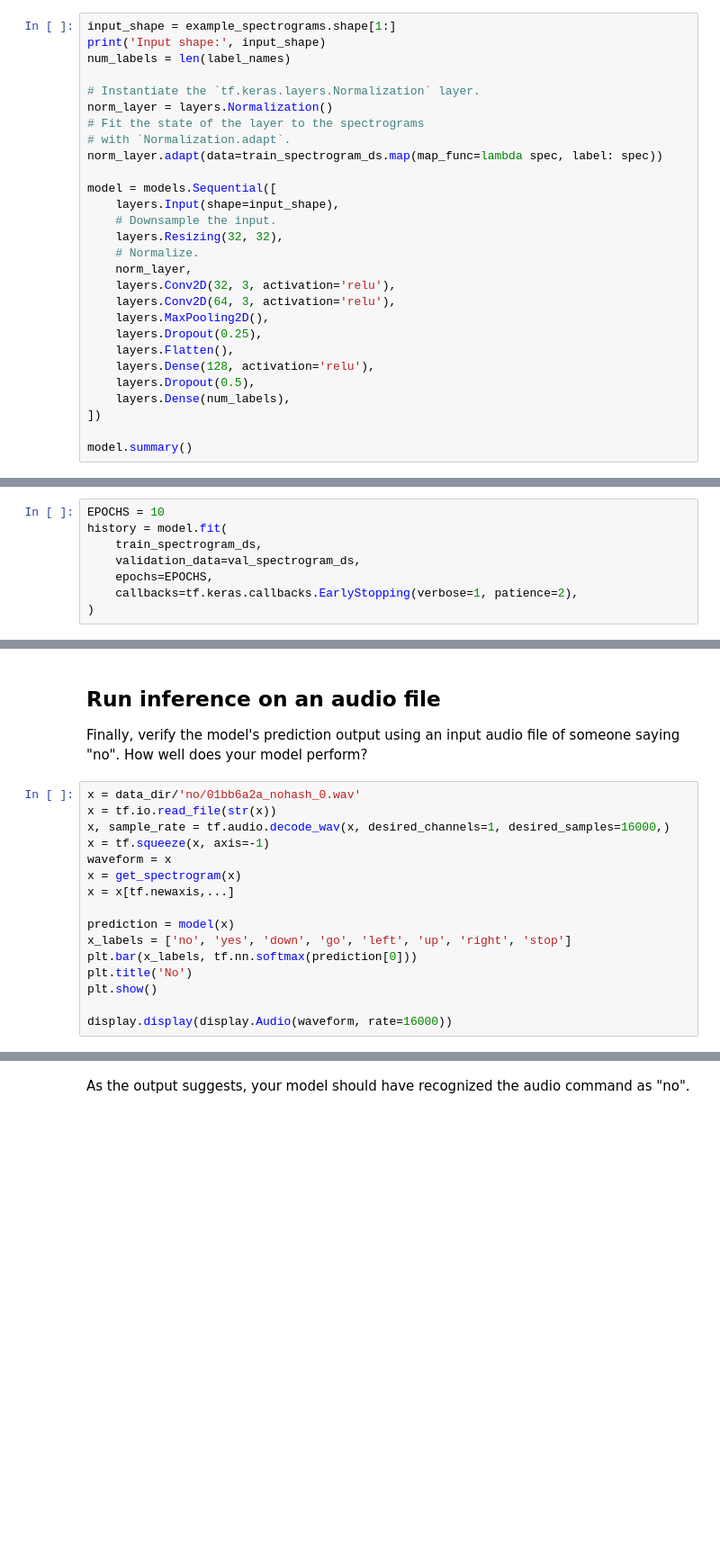
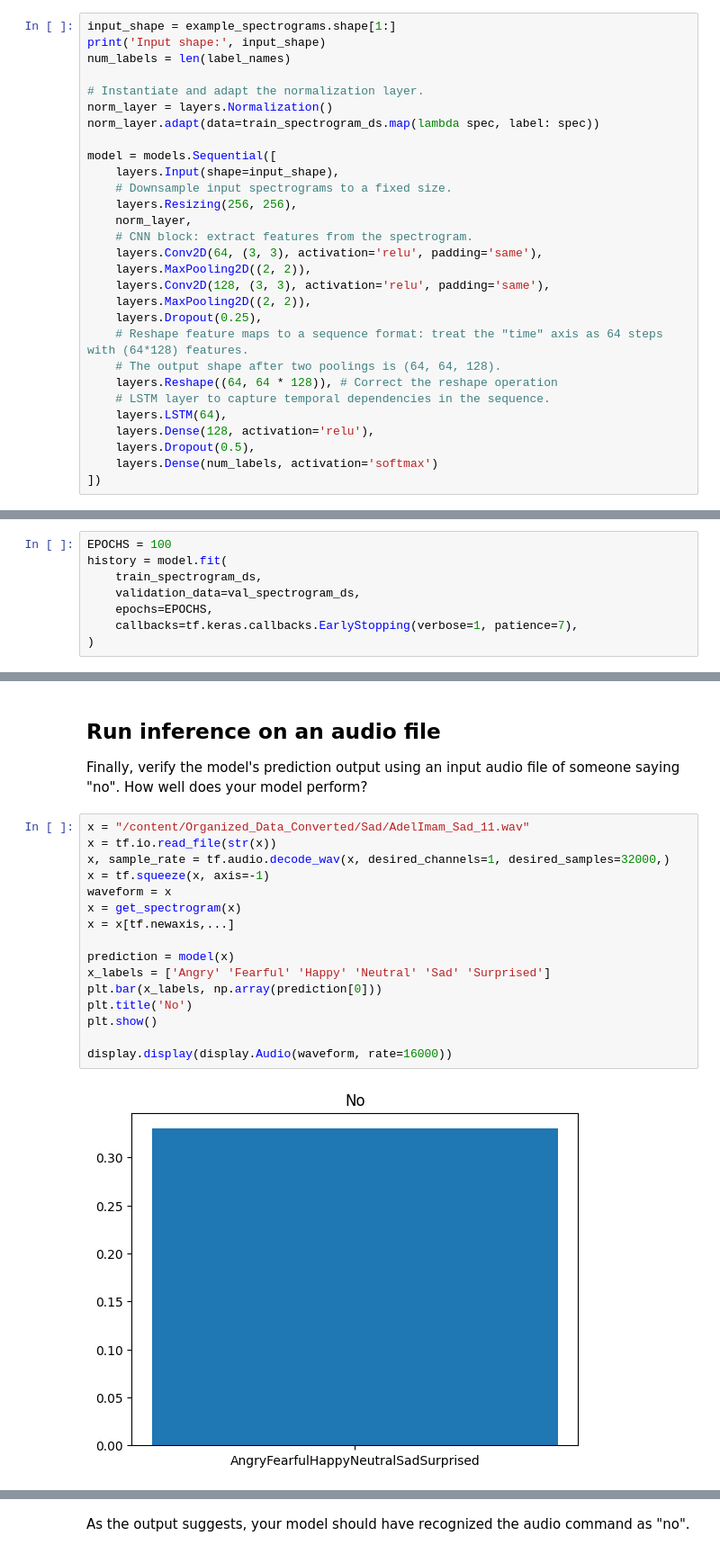
Before and after one commit to HossamFakher1/AI-Sessions, a Jupyter notebook: site/en/tutorials/audio/simple_audio.ipynb, the cells around one changed output, grey strips where cells are left out. Shown at 90% size. Drawn from its saved outputs; the diff is of its cells as text; blank space fills up the shorter version.

```diff
--- a/site/en/tutorials/audio/simple_audio.ipynb
+++ b/site/en/tutorials/audio/simple_audio.ipynb
@@ -194,29 +266,30 @@ input_shape = example_spectrograms.shape[1:]
 print('Input shape:', input_shape)
 num_labels = len(label_names)
 
-# Instantiate the `tf.keras.layers.Normalization` layer.
+# Instantiate and adapt the normalization layer.
 norm_layer = layers.Normalization()
-# Fit the state of the layer to the spectrograms
-# with `Normalization.adapt`.
-norm_layer.adapt(data=train_spectrogram_ds.map(map_func=lambda spec, label: spec))
+norm_layer.adapt(data=train_spectrogram_ds.map(lambda spec, label: spec))
 
 model = models.Sequential([
     layers.Input(shape=input_shape),
-    # Downsample the input.
-    layers.Resizing(32, 32),
-    # Normalize.
+    # Downsample input spectrograms to a fixed size.
+    layers.Resizing(256, 256),
     norm_layer,
-    layers.Conv2D(32, 3, activation='relu'),
-    layers.Conv2D(64, 3, activation='relu'),
-    layers.MaxPooling2D(),
+    # CNN block: extract features from the spectrogram.
+    layers.Conv2D(64, (3, 3), activation='relu', padding='same'),
+    layers.MaxPooling2D((2, 2)),
+    layers.Conv2D(128, (3, 3), activation='relu', padding='same'),
+    layers.MaxPooling2D((2, 2)),
     layers.Dropout(0.25),
-    layers.Flatten(),
+    # Reshape feature maps to a sequence format: treat the "time" axis as 64 steps with (64*128) features.
+    # The output shape after two poolings is (64, 64, 128).
+    layers.Reshape((64, 64 * 128)), # Correct the reshape operation
+    # LSTM layer to capture temporal dependencies in the sequence.
+    layers.LSTM(64),
     layers.Dense(128, activation='relu'),
     layers.Dropout(0.5),
-    layers.Dense(num_labels),
+    layers.Dense(num_labels, activation='softmax')
 ])
-
-model.summary()
 # %% [markdown]
 Configure the Keras model with the Adam optimizer and the cross-entropy loss:
 # %%
@@ -228,10 +301,10 @@ model.compile(
 # %% [markdown]
 Train the model over 10 epochs for demonstration purposes:
 # %%
-EPOCHS = 10
+EPOCHS = 100
 history = model.fit(
     train_spectrogram_ds,
     validation_data=val_spectrogram_ds,
     epochs=EPOCHS,
-    callbacks=tf.keras.callbacks.EarlyStopping(verbose=1, patience=2),
+    callbacks=tf.keras.callbacks.EarlyStopping(verbose=1, patience=7),
 )
@@ -284,18 +386,20 @@ plt.show()
 
 Finally, verify the model's prediction output using an input audio file of someone saying "no". How well does your model perform?
 # %%
-x = data_dir/'no/01bb6a2a_nohash_0.wav'
+x = "/content/Organized_Data_Converted/Sad/AdelImam_Sad_11.wav"
 x = tf.io.read_file(str(x))
-x, sample_rate = tf.audio.decode_wav(x, desired_channels=1, desired_samples=16000,)
+x, sample_rate = tf.audio.decode_wav(x, desired_channels=1, desired_samples=32000,)
 x = tf.squeeze(x, axis=-1)
 waveform = x
 x = get_spectrogram(x)
 x = x[tf.newaxis,...]
 
 prediction = model(x)
-x_labels = ['no', 'yes', 'down', 'go', 'left', 'up', 'right', 'stop']
-plt.bar(x_labels, tf.nn.softmax(prediction[0]))
+x_labels = ['Angry' 'Fearful' 'Happy' 'Neutral' 'Sad' 'Surprised']
+plt.bar(x_labels, np.array(prediction[0]))
 plt.title('No')
 plt.show()
 
 display.display(display.Audio(waveform, rate=16000))
+# %% [output]
+[figure, added]
```
Also changed, not shown: parts of 26 cells of this notebook.
